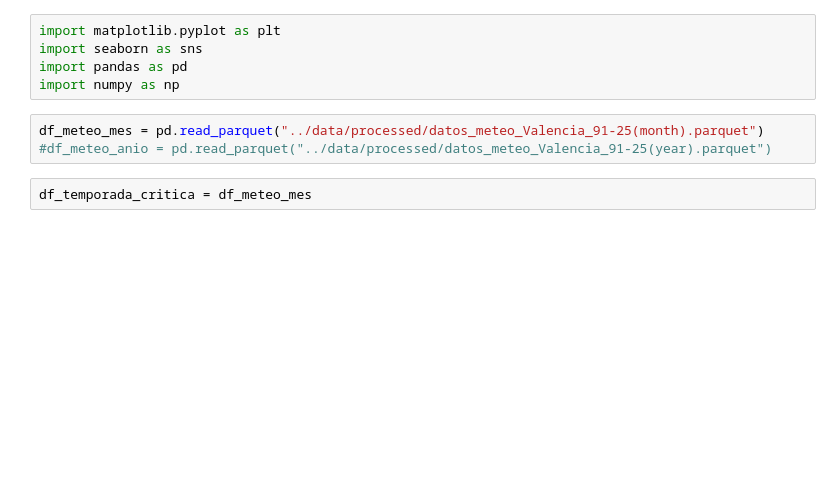
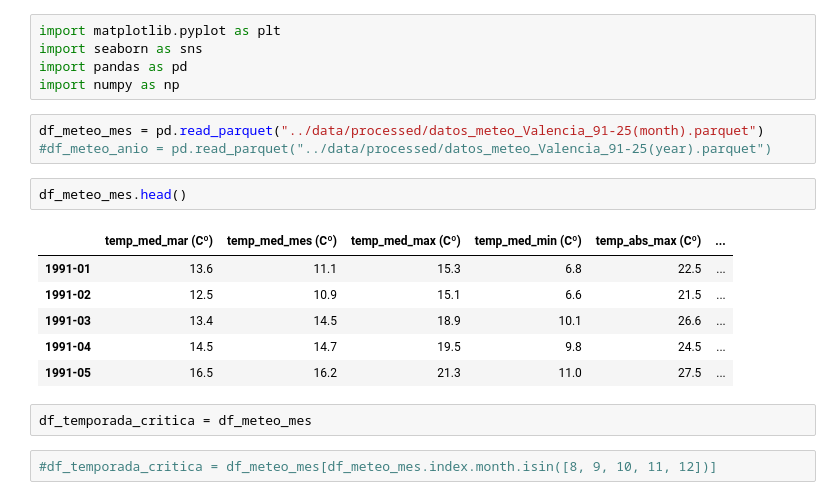
Before and after one commit to mariot11/EDA_Aemet, a Jupyter notebook: src/visualizacion_de_datos_1.ipynb, the cells around one changed output. Saved outputs shown, nothing was run; the diff lists cells and outputs as text; blank space fills up the shorter version.

```diff
--- a/src/visualizacion_de_datos_1.ipynb
+++ b/src/visualizacion_de_datos_1.ipynb
@@ -6,8 +6,19 @@ import numpy as np
 # %%
 df_meteo_mes = pd.read_parquet("../data/processed/datos_meteo_Valencia_91-25(month).parquet")
 #df_meteo_anio = pd.read_parquet("../data/processed/datos_meteo_Valencia_91-25(year).parquet")
+# %%
+df_meteo_mes.head()
+# %% [output]
+|  | temp_med_mar (Cº) | temp_med_mes (Cº) | temp_med_max (Cº) | temp_med_min (Cº) | temp_abs_max (Cº) | ... |
+| 1991-01 | 13.6 | 11.1 | 15.3 | 6.8 | 22.5 | ... |
+| 1991-02 | 12.5 | 10.9 | 15.1 | 6.6 | 21.5 | ... |
+| 1991-03 | 13.4 | 14.5 | 18.9 | 10.1 | 26.6 | ... |
+| 1991-04 | 14.5 | 14.7 | 19.5 | 9.8 | 24.5 | ... |
+| 1991-05 | 16.5 | 16.2 | 21.3 | 11.0 | 27.5 | ... |
 # %%
 df_temporada_critica = df_meteo_mes
+# %%
+#df_temporada_critica = df_meteo_mes[df_meteo_mes.index.month.isin([8, 9, 10, 11, 12])]
 # %%
 sns.set_theme(style="whitegrid")
 
```
Also changed, not shown: parts of 1 cell of this notebook, 5 other files.
